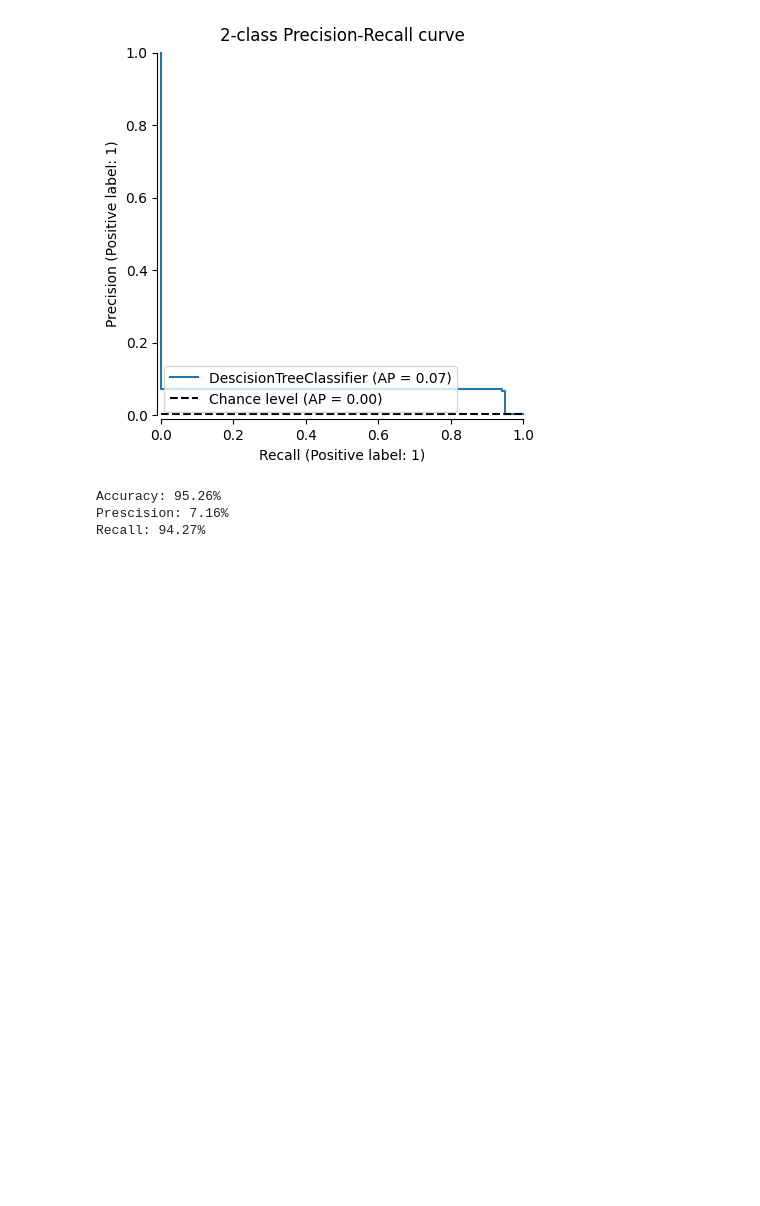
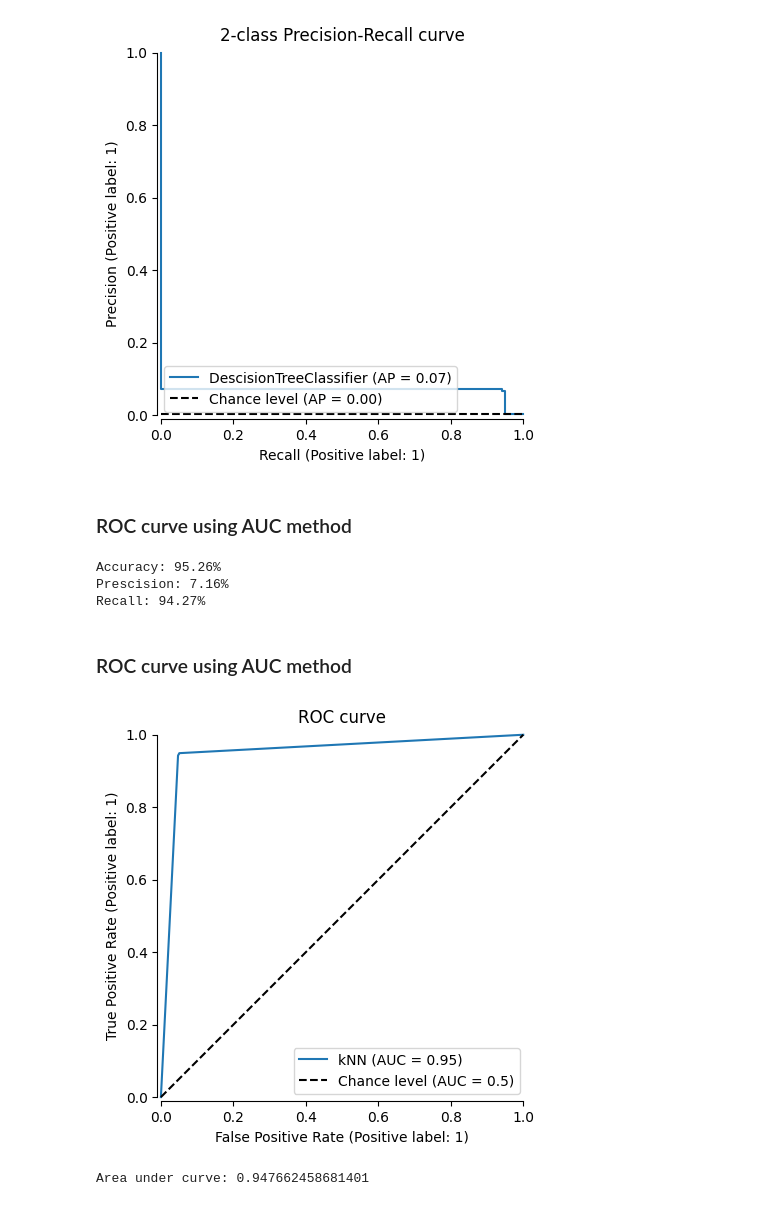
Before and after one commit to IvanLeung36/machine_learning, a Jupyter notebook: notebooks/descision_tree_attempt.ipynb, the cells around one changed output. Cells and saved outputs as stored; diff of their text form; code cells hidden in the pictures; blank space fills up the shorter version.

Commit message:
added AUC evaluation method

```diff
--- a/notebooks/descision_tree_attempt.ipynb
+++ b/notebooks/descision_tree_attempt.ipynb
@@ -113,6 +113,8 @@ display = skmet.PrecisionRecallDisplay.from_estimator(
 _ = display.ax_.set_title("2-class Precision-Recall curve")
 # %% [output]
 [figure]
+# %% [markdown]
+### ROC curve using AUC method
 # %%
 print(f"Accuracy: {round(skmet.accuracy_score(y_test, y_pred) * 100, 2)}%")
 # acuraccy has honestly improved after adding more features
@@ -127,3 +129,16 @@ print(f"Recall: {round(skmet.recall_score(y_test, y_pred) * 100, 2)}%")
 Accuracy: 95.26%
 Prescision: 7.16%
 Recall: 94.27%
+# %% [markdown]
+### ROC curve using AUC method
+# %%
+roc = skmet.RocCurveDisplay.from_estimator(
+    clf, X_test, y_test, name="kNN", plot_chance_level=True, despine=True
+)
+_ = roc.ax_.set_title("ROC curve")
+# %% [output]
+[figure, added]
+# %%
+print(f"Area under curve: {skmet.roc_auc_score(y_test, y_pred)}")
+# %% [output]
+Area under curve: 0.947662458681401
```
Also changed, not shown: 1 other file.
